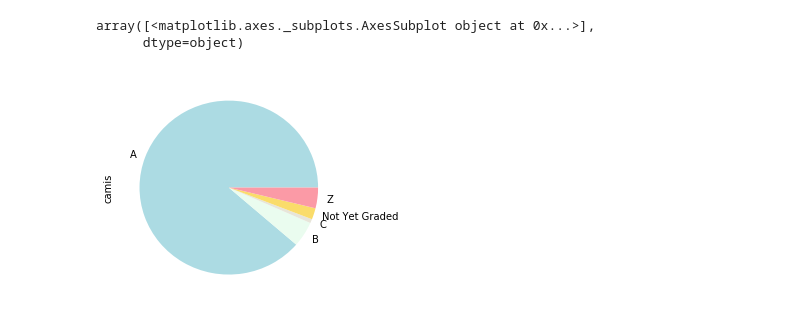
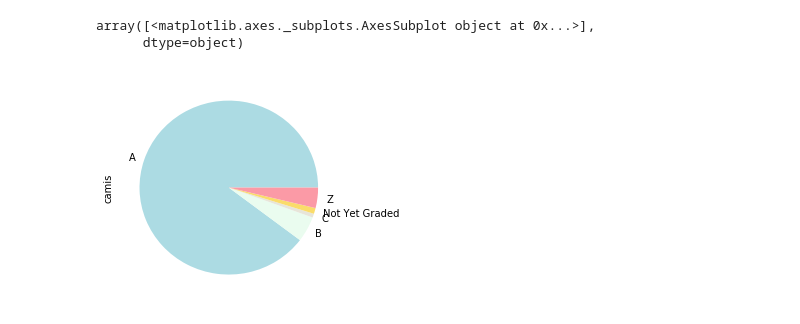
Before and after one commit to imiraoui/NYC-Restaurant-Analysis, a Jupyter notebook: Introductory Visualization.ipynb, the cells around one changed output. Saved outputs shown, nothing was run; the diff lists cells and outputs as text; code cells hidden in the pictures.

```diff
--- a/Introductory Visualization.ipynb
+++ b/Introductory Visualization.ipynb
@@ -36,2 +74,6 @@ df_merged = df.merge(df_restaurant, on=["dba","street","zipcode"],how="left")
+# %%
+#Creating new variables for food and prices applying our custom formatting
+df_cleaned["food"] = df_cleaned["cuisine_description"].apply(is_food)
+df_cleaned["yelp_price"] = df_cleaned["yelp_price"].apply(reformat_price)
 # %%
 #Aggregate the data per zipcode to create the choropleth
@@ -104,11 +132,9 @@ plt.show()
 # %%
-#Initiate the color palette
-palette =["#acdbe3", "#eafcef","#e7e5d9","#fadc6a","#fb9aa6"]
 #Aggregate Stats by Grade in a pie chart
-#TODO: 1.Use synthetic grade? 2. Add data label in center with percentage
-plot1df = df_merged.groupby("grade")["camis"].count() / df_merged.groupby("grade")["camis"].count().sum()
+#TODO: 1.Use synthetic grade throughout? 2. Add data label in center with percentage
+plot1df = df_cleaned.groupby("grade")["camis"].count() / df_cleaned.groupby("grade")["camis"].count().sum()
 plot1df.plot(kind="pie", subplots = True, figsize=(4,4), colors=palette)
 # %% [output]
 array([<matplotlib.axes._subplots.AxesSubplot object at 0x...>],
       dtype=object)
-[figure, old version]
+[figure, new version]
```
Also changed, not shown: parts of 26 cells of this notebook, 2 other files.
